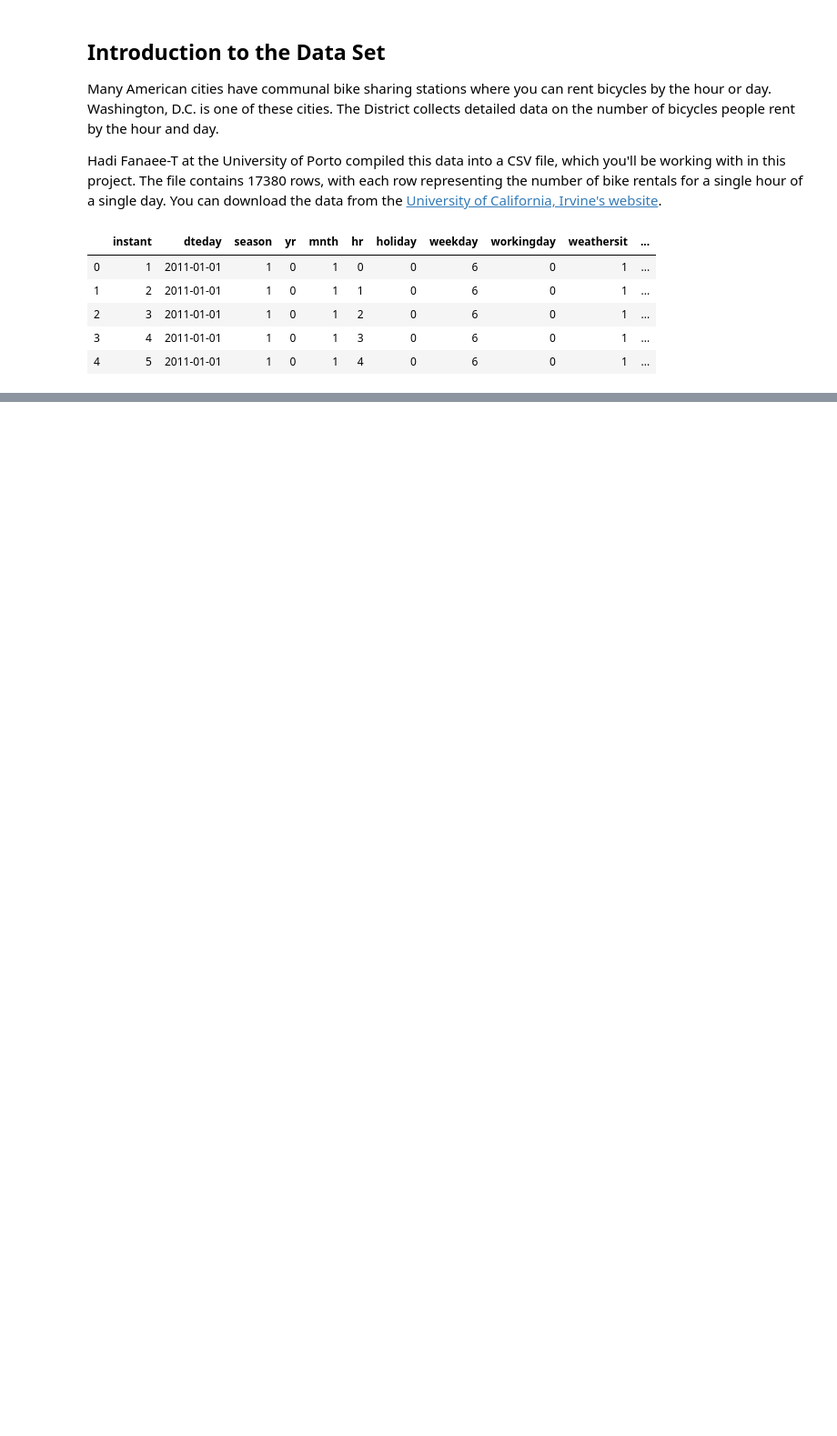
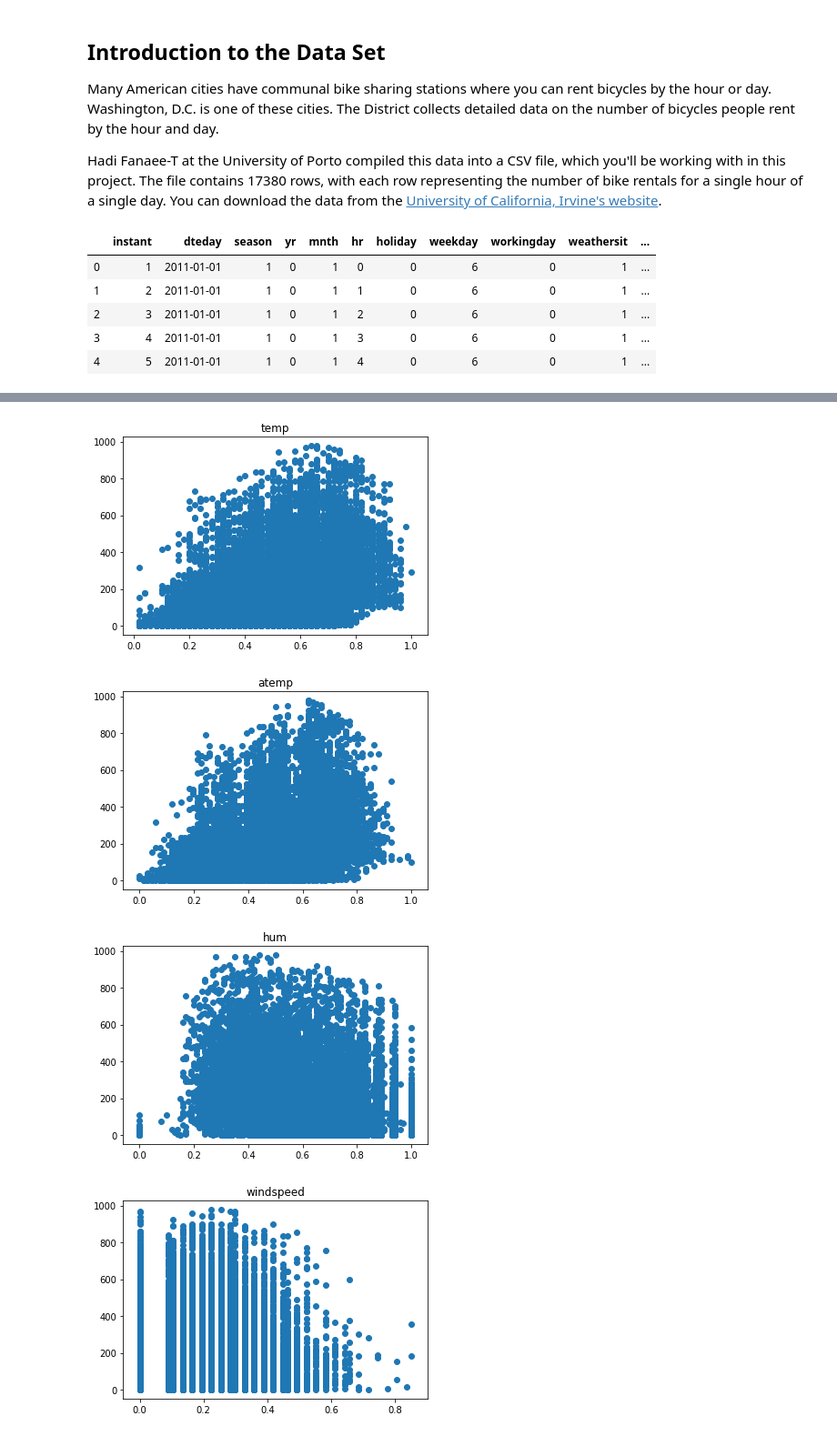
Before and after one commit to shankhapaul22/Bike-Rentals, a Jupyter notebook: Predicting+Bike+Rentals.ipynb, the cells around one changed output, grey strips where cells are left out. Shown at 91% size. Cells and saved outputs as stored; diff of their text form; code cells hidden in the pictures; blank space fills up the shorter version.

```diff
--- a/Predicting+Bike+Rentals.ipynb
+++ b/Predicting+Bike+Rentals.ipynb
@@ -93,0 +204,14 @@ Name: cnt, dtype: float64
+# %%
+def plot_scatter(col):
+    '''Plots scatter plot of given column against `cnt` column in the bike_rentals dataframe'''
+    plt.scatter(x = bike_rentals[col], y = bike_rentals['cnt'])
+    plt.title(col)
+    plt.show()
+
+for col in cont_cols.tolist():
+    plot_scatter(col)
+# %% [output]
+[figure, added]
+[figure, added]
+[figure, added]
+[figure, added]
```
Also changed, not shown: parts of 50 cells of this notebook, 1 other file.
